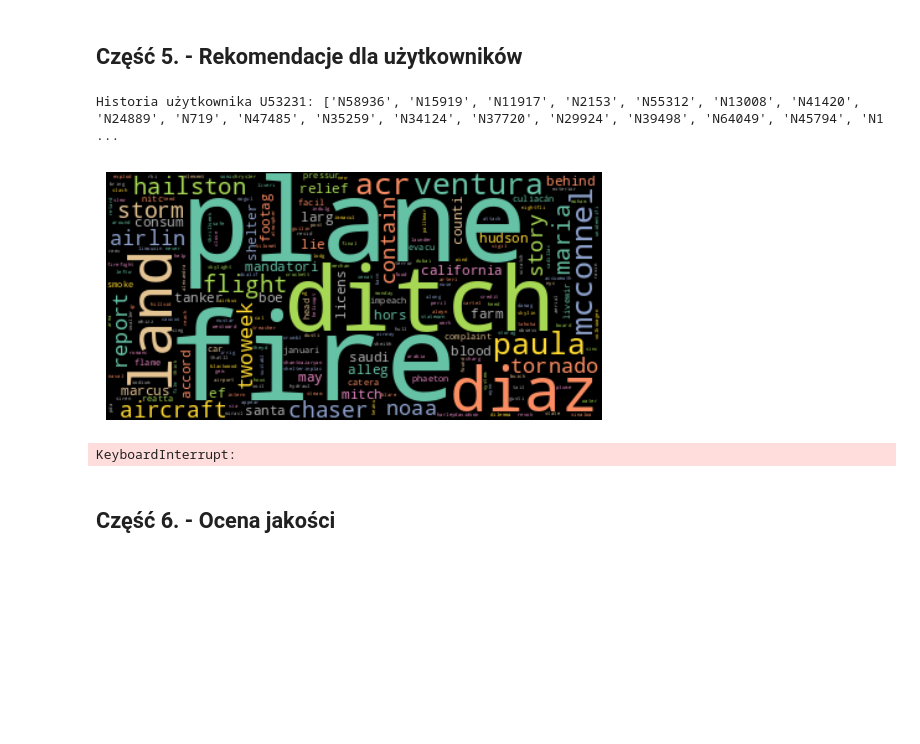
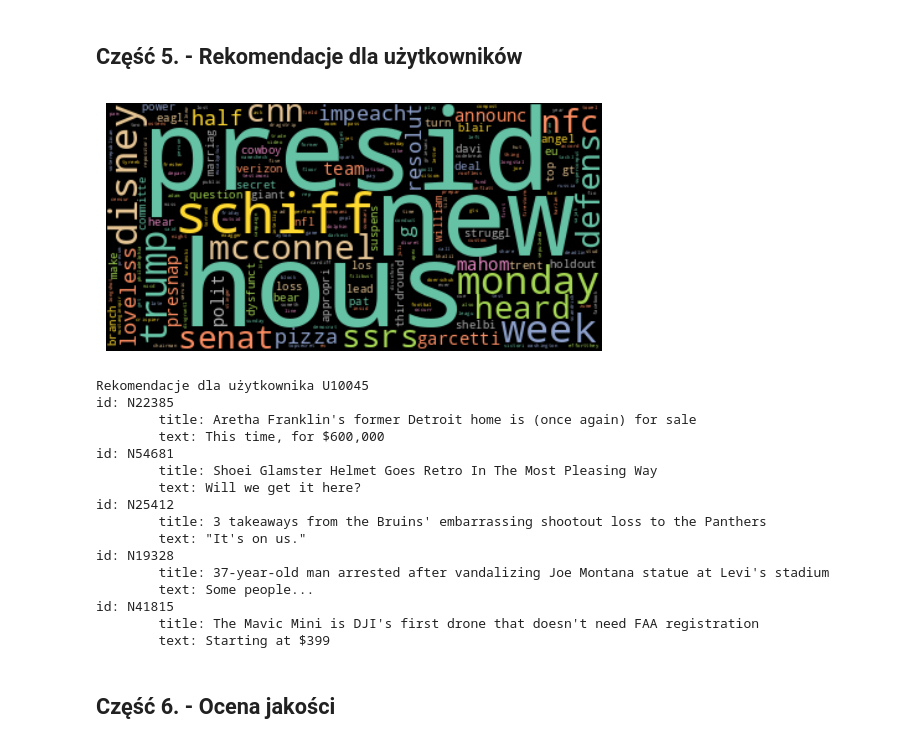
Before and after one commit to krzychsol/Recommendation_Systems_AGH, a Jupyter notebook: lab4/lab4_news.ipynb, the cells around one changed output. Drawn from its saved outputs; the diff is of its cells as text; code cells hidden in the pictures; blank space fills up the shorter version.

```diff
--- a/lab4/lab4_news.ipynb
+++ b/lab4/lab4_news.ipynb
@@ -244,0 +248,20 @@ calculate_distance(tf_idf, news_ids[2], news_ids[1])
+# %%
+from itertools import chain
+
+def cosine_similarity(v1: dict[str, float], v2: dict[str, float]) -> float:
+    if len(v1) == 0 or len(v2) == 0:
+        return 0.0
+
+    unique_words: set[str] = set(chain(v1.keys(), v2.keys()))
+
+    dot_product: float = sum(
+        v1.get(word, 0.0) * v2.get(word, 0.0) for word in unique_words
+    )
+    a_length: float = math.sqrt(sum(v**2 for v in v1.values()))
+    b_length: float = math.sqrt(sum(v**2 for v in v2.values()))
+
+    # Sprawdzenie, czy a_length i b_length nie są równe zero, aby uniknąć dzielenia przez zero
+    if a_length == 0.0 or b_length == 0.0:
+        return 0.0
+
+    return dot_product / (a_length * b_length)
@@ -345,33 +406,47 @@ plot_vector(user_vectors[test_users[0]])
 # %%
 # wykorzystujac wektory tresci i profile uzytkownikow,
 #   wygeneruj liste k artykulow najlepiej dopasowanych do uzytkownika
 #   pamietaj o odsianiu artykulow, ktore uzytkownik juz kliknal
 
-def recommend(tf_idf, user_id, news, users_history, k):
-    user_vector = calculate_average_vector(tf_idf, users_history[user_id])
+def recommend(tf_idf, user_id, news, users_history, k, metric='euclidean'):
+    user_vector = user_vectors[user_id]
+    user_history = users_history[user_id]
 
     similarities = {}
     for news_id in news:
-        if news_id not in users_history[user_id]:
-            similarities[news_id] = calculate_distance(tf_idf, news_id, news_id)
+        if news_id not in user_history:
+            similarities[news_id] = calculate_vector_distance(user_vector, tf_idf[news_id], metric=metric)
 
-    sorted_similarities = dict(sorted(similarities.items(), key=lambda x: x[1]))
-
-    return list(sorted_similarities.keys())[:k]
+    # Sortowanie po podobieństwie i wybór k najlepszych artykułów
+    recommended_news = sorted(similarities.items(), key=lambda x: x[1])[:k]
+    return [news_id for news_id, _ in recommended_news]
 
 # dla wybranego uzytkownika, korzystajac z juz zaimplementowanych funkcji,
 #   pokaz jego historie, profil (wordcloud) i rekomendacje
-user_id = test_users[0]
-print(f"Historia użytkownika {user_id}: {users_history[user_id]}")
+user_id = test_users[2]
 plot_vector(user_vectors[user_id])
 recommendations = recommend(tf_idf, user_id, news_ids, users_history, 5)
 print(f"Rekomendacje dla użytkownika {user_id}")
 for news_id in recommendations:
     print_news_entry(news_id, news)
 # %% [output]
+[figure, new version]
-Historia użytkownika U53231: ['N58936', 'N15919', 'N11917', 'N2153', 'N55312', 'N13008', 'N41420', 'N24889', 'N719', 'N47485', 'N35259', 'N34124', 'N37720', 'N29924', 'N39498', 'N64049', 'N45794', 'N1 ...
+Rekomendacje dla użytkownika U10045
+id: N22385
+        title: Aretha Franklin's former Detroit home is (once again) for sale
+        text: This time, for $600,000
+id: N54681
+        title: Shoei Glamster Helmet Goes Retro In The Most Pleasing Way
+        text: Will we get it here?
+id: N25412
+        title: 3 takeaways from the Bruins' embarrassing shootout loss to the Panthers
+        text: "It's on us."
+id: N19328
+        title: 37-year-old man arrested after vandalizing Joe Montana statue at Levi's stadium
+        text: Some people...
+id: N41815
+        title: The Mavic Mini is DJI's first drone that doesn't need FAA registration
+        text: Starting at $399
-[figure, old version]
-KeyboardInterrupt:
 # %% [markdown]
 ## Część 6. - Ocena jakości
 # %%
```
Also changed, not shown: parts of 12 cells of this notebook.
